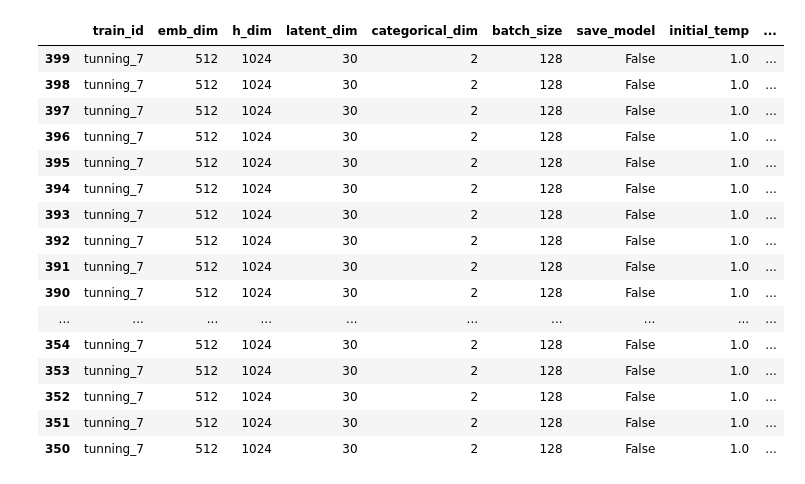
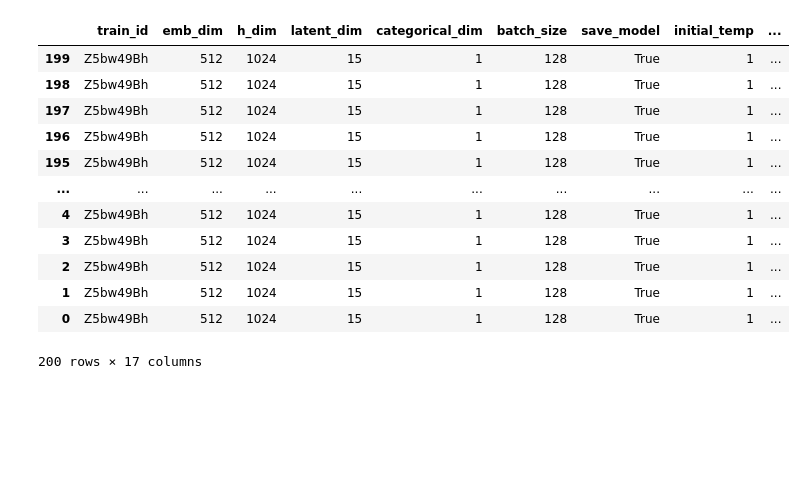
Before and after one commit to yukioichida/bdi-latent-space, a Jupyter notebook: tuning_results.ipynb, the cells around one changed output. Saved outputs shown, nothing was run; the diff lists cells and outputs as text; code cells hidden in the pictures; blank space fills up the shorter version.

```diff
--- a/tuning_results.ipynb
+++ b/tuning_results.ipynb
@@ -2,7 +2,7 @@
 import pandas as pd
 
 
-result_df = pd.read_csv("train_results/tunning_results_CirgPWxa.csv")
+result_df = pd.read_csv("train_results/results_Z5bw49Bh.csv")
 result_df.columns
 # %% [output]
 Index(['train_id', 'emb_dim', 'h_dim', 'latent_dim', 'categorical_dim',
@@ -36,27 +21,23 @@ grouped_df.reset_index().sort_values(["train_loss", "latent_dim"])
 # %%
 emb_dim = 512
 h_dim = 1024
 latent_dim = 30
 activation = 'bc'
 
-df = result_df[(result_df['emb_dim'] == emb_dim) & (result_df['h_dim'] == h_dim) & (result_df['latent_dim'] == latent_dim) & (result_df['activation'] == activation)]
+df = result_df#[(result_df['emb_dim'] == emb_dim) & (result_df['h_dim'] == h_dim) & (result_df['latent_dim'] == latent_dim) & (result_df['activation'] == activation)]
 df.sort_values('current_epoch', ascending=False)
 # %% [output]
 |  | train_id | emb_dim | h_dim | latent_dim | categorical_dim | batch_size | save_model | initial_temp | ... |
-| 399 | tunning_7 | 512 | 1024 | 30 | 2 | 128 | False | 1.0 | ... |
-| 398 | tunning_7 | 512 | 1024 | 30 | 2 | 128 | False | 1.0 | ... |
-| 397 | tunning_7 | 512 | 1024 | 30 | 2 | 128 | False | 1.0 | ... |
-| 396 | tunning_7 | 512 | 1024 | 30 | 2 | 128 | False | 1.0 | ... |
-| 395 | tunning_7 | 512 | 1024 | 30 | 2 | 128 | False | 1.0 | ... |
-| 394 | tunning_7 | 512 | 1024 | 30 | 2 | 128 | False | 1.0 | ... |
-| 393 | tunning_7 | 512 | 1024 | 30 | 2 | 128 | False | 1.0 | ... |
-| 392 | tunning_7 | 512 | 1024 | 30 | 2 | 128 | False | 1.0 | ... |
-| 391 | tunning_7 | 512 | 1024 | 30 | 2 | 128 | False | 1.0 | ... |
-| 390 | tunning_7 | 512 | 1024 | 30 | 2 | 128 | False | 1.0 | ... |
+| 199 | Z5bw49Bh | 512 | 1024 | 15 | 1 | 128 | True | 1 | ... |
+| 198 | Z5bw49Bh | 512 | 1024 | 15 | 1 | 128 | True | 1 | ... |
+| 197 | Z5bw49Bh | 512 | 1024 | 15 | 1 | 128 | True | 1 | ... |
+| 196 | Z5bw49Bh | 512 | 1024 | 15 | 1 | 128 | True | 1 | ... |
+| 195 | Z5bw49Bh | 512 | 1024 | 15 | 1 | 128 | True | 1 | ... |
 | ... | ... | ... | ... | ... | ... | ... | ... | ... | ... |
-| 354 | tunning_7 | 512 | 1024 | 30 | 2 | 128 | False | 1.0 | ... |
-| 353 | tunning_7 | 512 | 1024 | 30 | 2 | 128 | False | 1.0 | ... |
-| 352 | tunning_7 | 512 | 1024 | 30 | 2 | 128 | False | 1.0 | ... |
-| 351 | tunning_7 | 512 | 1024 | 30 | 2 | 128 | False | 1.0 | ... |
-| 350 | tunning_7 | 512 | 1024 | 30 | 2 | 128 | False | 1.0 | ... |
+| 4 | Z5bw49Bh | 512 | 1024 | 15 | 1 | 128 | True | 1 | ... |
+| 3 | Z5bw49Bh | 512 | 1024 | 15 | 1 | 128 | True | 1 | ... |
+| 2 | Z5bw49Bh | 512 | 1024 | 15 | 1 | 128 | True | 1 | ... |
+| 1 | Z5bw49Bh | 512 | 1024 | 15 | 1 | 128 | True | 1 | ... |
+| 0 | Z5bw49Bh | 512 | 1024 | 15 | 1 | 128 | True | 1 | ... |
+200 rows × 17 columns
 # %%
```
Also changed, not shown: parts of 3 cells of this notebook, 2 other files.
